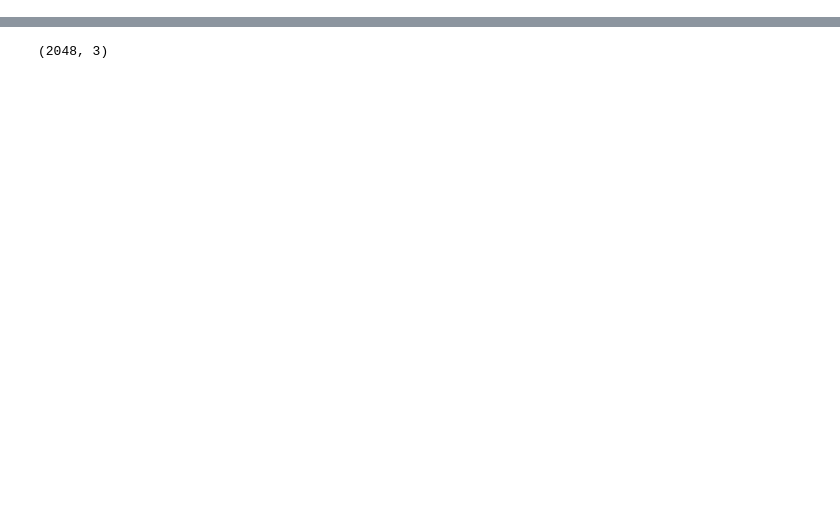
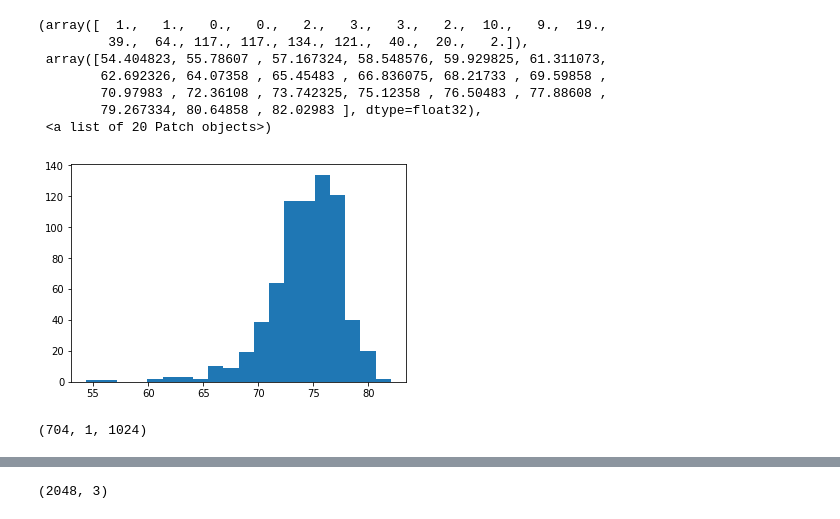
Before and after one commit to KaluginD/noised-pointnet-autoencoder, a Jupyter notebook: experiments.ipynb, the cells around one changed output, grey strips where cells are left out. Cells and saved outputs as stored; diff of their text form; code cells hidden in the pictures; blank space fills up the shorter version.

```diff
--- a/experiments.ipynb
+++ b/experiments.ipynb
@@ -127,0 +301,17 @@ normal_sess
+# %%
+emb_norms = np.array([np.linalg.norm(i) for i in dataset_embeddings])
+# %%
+plt.hist(emb_norms, bins=20)
+# %% [output]
+(array([  1.,   1.,   0.,   0.,   2.,   3.,   3.,   2.,  10.,   9.,  19.,
+         39.,  64., 117., 117., 134., 121.,  40.,  20.,   2.]),
+ array([54.404823, 55.78607 , 57.167324, 58.548576, 59.929825, 61.311073,
+        62.692326, 64.07358 , 65.45483 , 66.836075, 68.21733 , 69.59858 ,
+        70.97983 , 72.36108 , 73.742325, 75.12358 , 76.50483 , 77.88608 ,
+        79.267334, 80.64858 , 82.02983 ], dtype=float32),
+ <a list of 20 Patch objects>)
+[figure, added]
+# %%
+dataset_embeddings.shape
+# %% [output]
+(704, 1, 1024)
```
Also changed, not shown: parts of 108 cells of this notebook, 2 other files.
